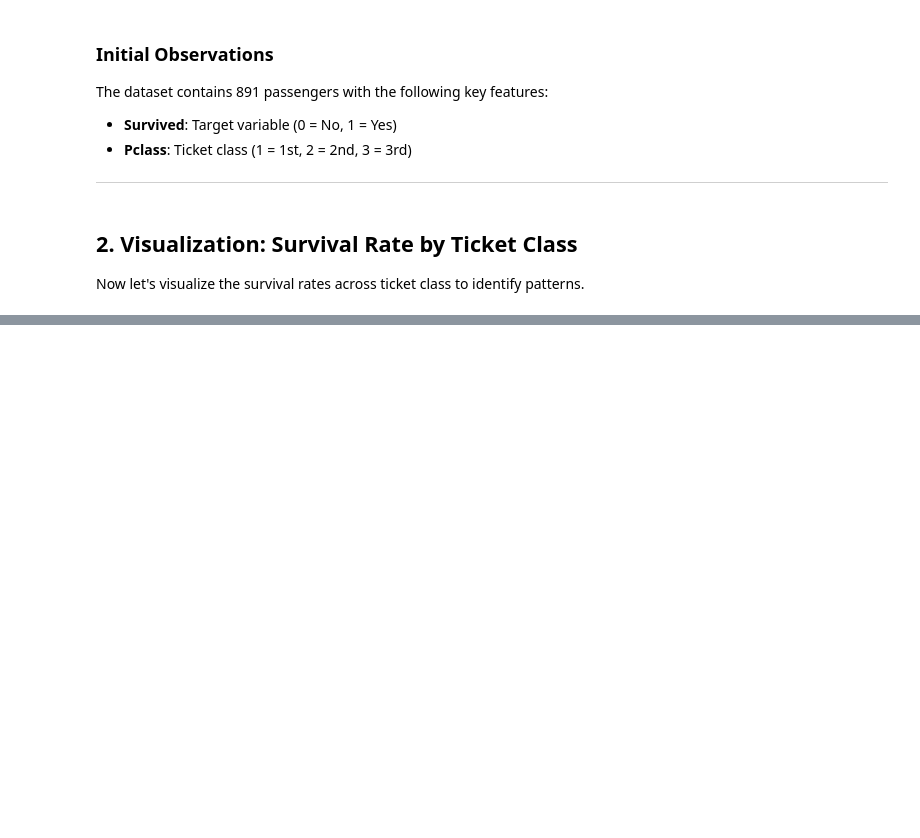
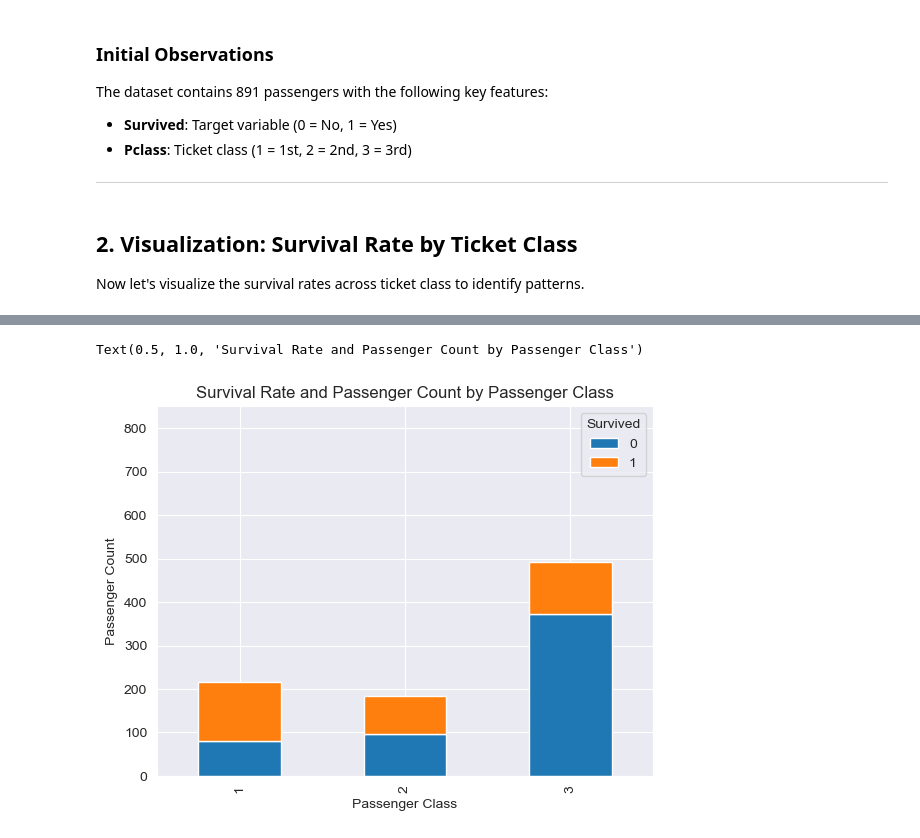
Before and after one commit to JamesStafford/TitanicKaggle, a Jupyter notebook: notebooks/survival_by_pclass_titanic_notebook.ipynb, the cells around one changed output, grey strips where cells are left out. Drawn from its saved outputs; the diff is of its cells as text; code cells hidden in the pictures; blank space fills up the shorter version.

```diff
--- a/notebooks/survival_by_pclass_titanic_notebook.ipynb
+++ b/notebooks/survival_by_pclass_titanic_notebook.ipynb
@@ -53,0 +85,12 @@ plt.show()
+# %%
+survival_rate_bar_chart: Axes = pclass_survival_df.groupby([PCLASS_HEADER, SURVIVED_HEADER], observed=True).size().unstack().plot(kind='bar', stacked=True)
+
+survival_rate_bar_chart.set_xlabel("Passenger Class")
+
+survival_rate_bar_chart.set_ylabel("Passenger Count")
+survival_rate_bar_chart.set_ybound(0, 850)
+
+survival_rate_bar_chart.set_title("Survival Rate and Passenger Count by Passenger Class")
+# %% [output]
+Text(0.5, 1.0, 'Survival Rate and Passenger Count by Passenger Class')
+[figure, added]
```
Also changed, not shown: parts of 4 cells of this notebook, 1 other file.
